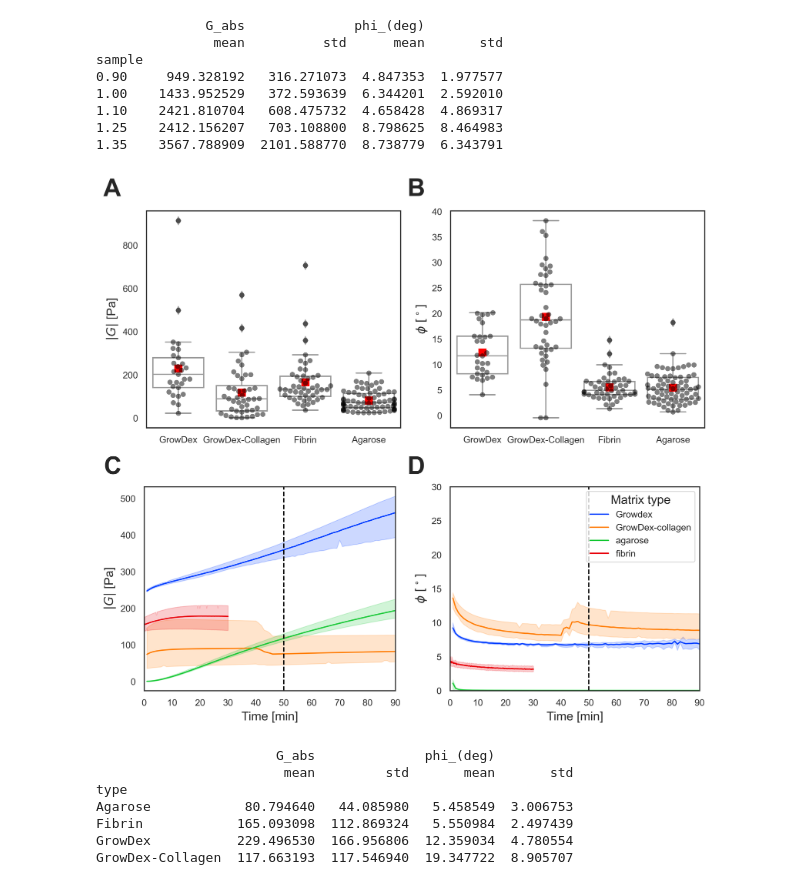
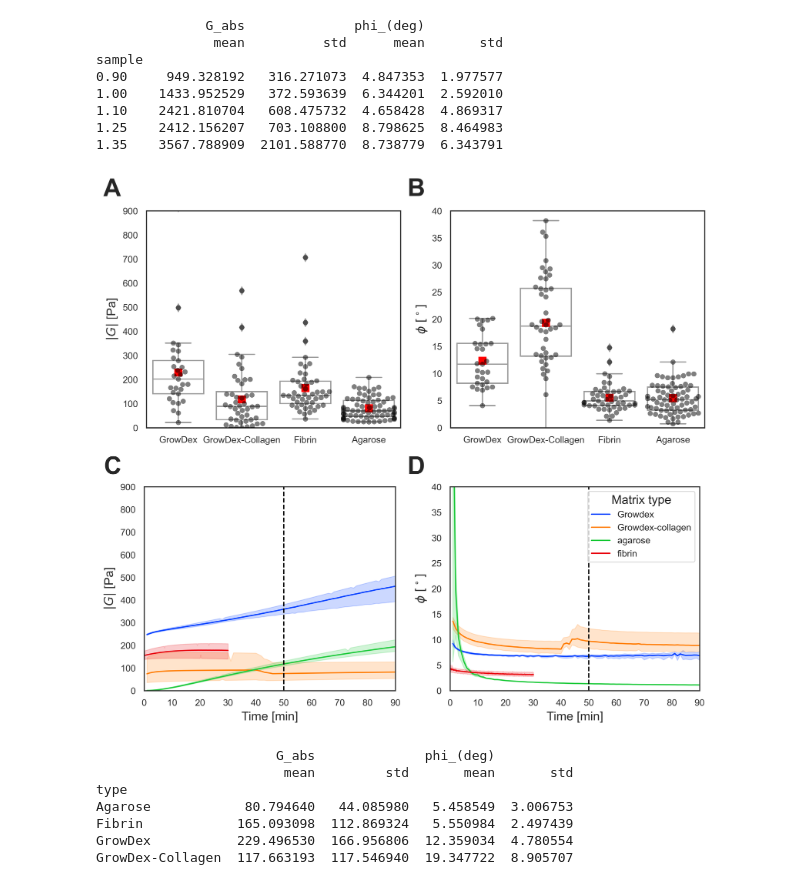
Before and after one commit to ArttuD/microrheology, a Jupyter notebook: visualization/all_plots_ownUse.ipynb, the cells around one changed output. Drawn from its saved outputs; the diff is of its cells as text; code cells hidden in the pictures.

Commit message:
S8 figure fixes
Agarose phase angle fixed from radian to degrees Fig S8 and Table 3.

```diff
--- a/visualization/all_plots_ownUse.ipynb
+++ b/visualization/all_plots_ownUse.ipynb
@@ -62,17 +62,17 @@ M_Ag = M_Ag[M_Ag["particle_condition"] == 1]
 M_Ag = M_Ag.rename(columns={'concentration':'concentration %',
                               'Complex Shear Modulus':'Complex Shear Modulus (Pa)',
                               'Time':'Time (min)',
-                              'Phase Shift Angle': 'Phase Shift Angle (Pa)'})
+                              'Phase Shift Angle': 'Phase Shift Angle (deg)'})
 M_Ag["concentration %"] = round(M_Ag["concentration %"]*10,2)
 M_Ag.loc[M_Ag["concentration %"] == 1.2,"concentration %"] = 1.25
 M_Ag.loc[M_Ag["concentration %"] == 1.3,"concentration %"] = 1.35
 
 M_AgHet = pd.read_csv(os.path.join(data_folder,"macrodata/Agarose_MacrorheologyHet.csv"))
-M_AgHet["Phase Shift Angle"] = np.arctan((M_AgHet["Loss Modulus"])/(M_AgHet["Storage Modulus"]))
+M_AgHet["Phase Shift Angle"] = np.rad2deg(np.arctan((M_AgHet["Loss Modulus"])/(M_AgHet["Storage Modulus"])))
 M_AgHet = M_AgHet.rename(columns={'concentration':'concentration %',
                               'Complex Shear Modulus':'Complex Shear Modulus (Pa)',
                               'Time':'Time (min)',
-                              'Phase Shift Angle': 'Phase Shift Angle (Pa)'})
+                              'Phase Shift Angle': 'Phase Shift Angle (deg)'})
 
 # GD
 M_GD = pd.read_csv(os.path.join(data_folder,"macrodata/Growdex_Macrorheology.csv"))
@@ -83,7 +83,7 @@ M_GD["Time"] = np.array(M_GD["Time"]/60).astype("int")
 M_GD = M_GD.rename(columns={'concentration':'concentration %',
                               'Complex Shear Modulus':'Complex Shear Modulus (Pa)',
                               'Time':'Time (min)',
-                              'Phase Shift Angle': 'Phase Shift Angle (Pa)'})
+                              'Phase Shift Angle': 'Phase Shift Angle (deg)'})
 
 # GD-Col
 M_GD_col = pd.read_csv(os.path.join(data_folder,"macrodata/Growdex_collagen_Macrorheology.csv"))
@@ -91,13 +91,13 @@ M_GD_col = M_GD_col[M_GD_col["concentration"] == 0.45]
 M_GD_col = M_GD_col.rename(columns={'concentration':'concentration %',
                               'Complex Shear Modulus':'Complex Shear Modulus (Pa)',
                               'Time':'Time (min)',
-                              'Phase Shift Angle': 'Phase Shift Angle (Pa)'})
+                              'Phase Shift Angle': 'Phase Shift Angle (deg)'})
 
 M_Fib = pd.read_csv(os.path.join(data_folder,"macrodata/FibrinMacro.csv"))
 M_Fib = M_Fib.rename(columns={'concentration':'concentration %',
                               'Complex Shear Modulus':'Complex Shear Modulus (Pa)',
                               'Time':'Time (min)',
-                              'Phase Shift Angle': 'Phase Shift Angle (Pa)'})
+                              'Phase Shift Angle': 'Phase Shift Angle (deg)'})
 
 M_GD["type"] = "GrowDex"; M_GD["concentration %"] = "1.25%"
 
@@ -116,7 +116,7 @@ comp = pd.read_csv(os.path.join(data_folder,"macrodata/Agarose_MacrorheologyPart
 comp = comp.rename(columns={'concentration':'concentration %',
                               'Complex Shear Modulus':'Complex Shear Modulus (Pa)',
                               'Time':'Time (min)',
-                              'Phase Shift Angle': 'Phase Shift Angle (Pa)'})
+                              'Phase Shift Angle': 'Phase Shift Angle (deg)'})
 
 comp.loc[comp["concentration %"] == 0.09,"concentration %"] = np.array(comp.loc[comp["concentration %"] == 0.09,"concentration %"].values)*10
 # %%
@@ -171,7 +171,7 @@ def plot_macro_g(data,ax_in,letter,x_label,y_label,hueParam,vline=True,log=True)
 
 #plots macro phi
 def plot_macro_phi(data,ax_in,letter,x_label,y_label,hueParam,vline=True,log=False,ae=True): #type #concentration %
-    sns.lineplot(ax = ax_in, data=data,x='Time (min)',y='Phase Shift Angle (Pa)',hue=hueParam,
+    sns.lineplot(ax = ax_in, data=data,x='Time (min)',y='Phase Shift Angle (deg)',hue=hueParam,
                 palette=sns.color_palette('bright',data['concentration %'].unique().shape[0]))
     ax_in.text(-0.1, 1.15, letter, transform=ax_in.transAxes,fontsize=24, fontweight='bold', va='top', ha='right')
     ax_in.set_xlabel(x_label, fontsize=12)
@@ -230,30 +230,33 @@ sample
 # %%
 #Agarose 30µm microrheology
 
 fig = plt.figure(constrained_layout=True, figsize=(8.27, 7.5),dpi = 500)
 subfigs = fig.subfigures(2, 2, wspace=0.0025, width_ratios=[1, 1])
 
 ax1 = subfigs[0,0].subplots(1, 1)
 ax2 = subfigs[0,1].subplots(1, 1)
 ax3 = subfigs[1,0].subplots(1, 1)
 ax4 = subfigs[1,1].subplots(1, 1)
 
 #Agarose macrorheology
 
 ax1 = plotter(hetero_gen, "type", "G_abs",r"",r'$|G|$ [Pa]',ax1,"A")
 ax2 = plotter(hetero_gen, "type", "phi_(deg)",r"",r"$\phi$ $[^\circ]$",ax2,"B",False,False)
 
 ax3 = plot_macro_g(hetero_macro,ax3,"C","Time [min]","$|G|$ [Pa]","type",vline=True,log=False)
 ax4 = plot_macro_phi(hetero_macro,ax4,"D","Time [min]",r"$\phi$ $[^\circ]$","type",vline=True,log=False, ae = False)
 ax3.set_xlim([0,90])
+ax3.set_ylim([0,900])
+ax1.set_ylim([0,900])
 ax4.set_xlim([0,90])
-ax4.set_ylim([0,30])
-ax4.legend(ax4.get_legend_handles_labels()[0], ["Growdex", "GrowDex-collagen", "agarose","fibrin"],title='Matrix type',loc='upper right',fontsize = 9)
+ax4.set_ylim([0,40])
+ax2.set_ylim([0,40])
+ax4.legend(ax4.get_legend_handles_labels()[0], ["Growdex", "Growdex-collagen", "agarose","fibrin"],title='Matrix type',loc='upper right',fontsize = 9)
 
 saver(fig,"HeteroGenComp.png")
 plt.show()
 # %% [output]
-[figure, old version]
+[figure, new version]
 # %%
 print(hetero_gen.groupby("type")["G_abs","phi_(deg)"].agg(["mean","std"]))
 # %% [output]
```
Also changed, not shown: parts of 3 cells of this notebook, 1 other file.
